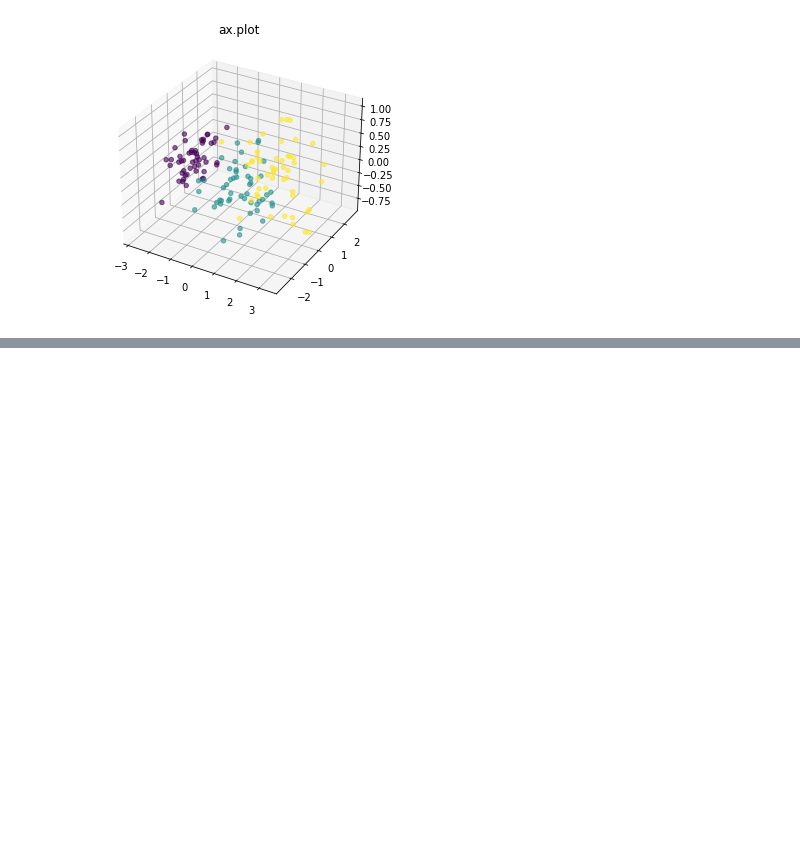
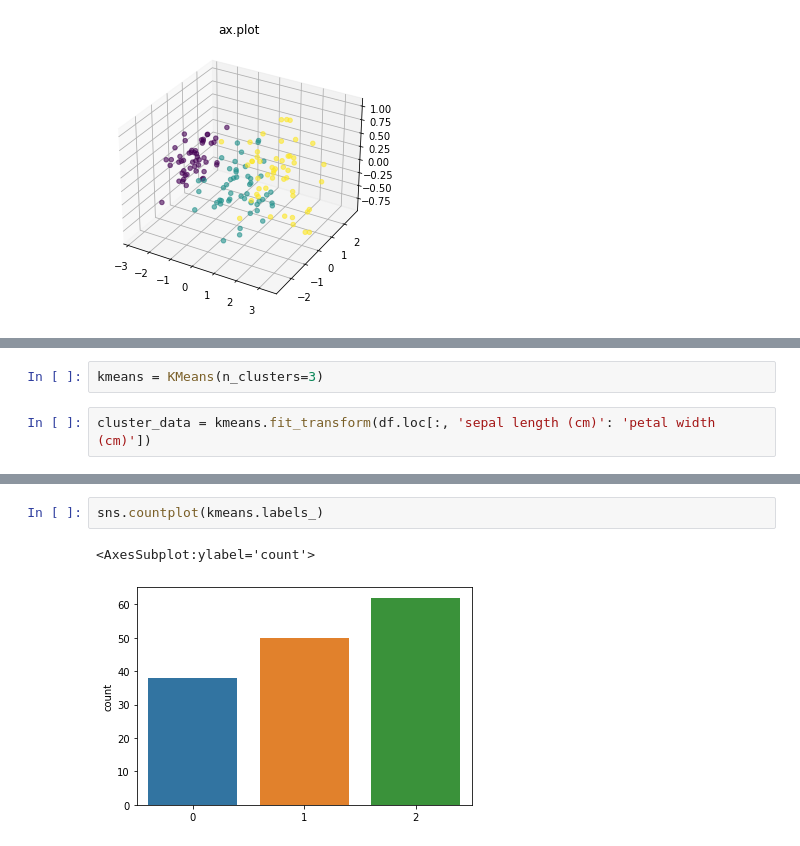
Before and after one commit to Lukaid/my_notebook, a Jupyter notebook: FastCampus/Unsupervised_Learning_01.ipynb, the cells around one changed output, grey strips where cells are left out. Saved outputs shown, nothing was run; the diff lists cells and outputs as text; blank space fills up the shorter version.

```diff
--- a/FastCampus/Unsupervised_Learning_01.ipynb
+++ b/FastCampus/Unsupervised_Learning_01.ipynb
@@ -108,0 +213,4 @@ plt.show()
+# %%
+kmeans = KMeans(n_clusters=3)
+# %%
+cluster_data = kmeans.fit_transform(df.loc[:, 'sepal length (cm)': 'petal width (cm)'])
@@ -108,0 +235,5 @@ plt.show()
+# %%
+sns.countplot(kmeans.labels_)
+# %% [output]
+<AxesSubplot:ylabel='count'>
+[figure, added]
```
Also changed, not shown: parts of 41 cells of this notebook, 1 other file.
